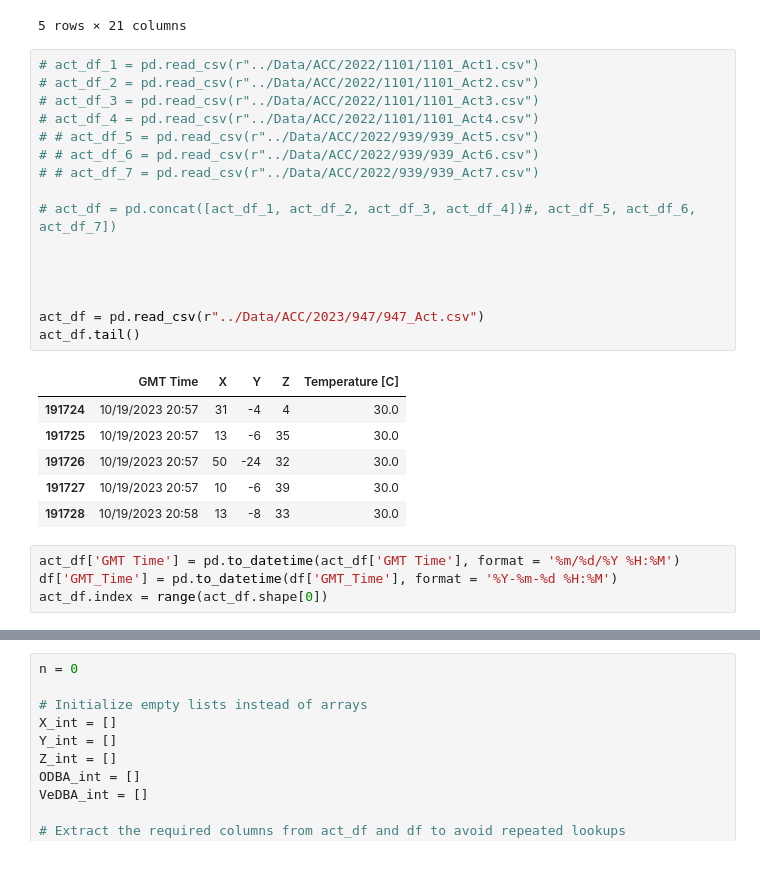
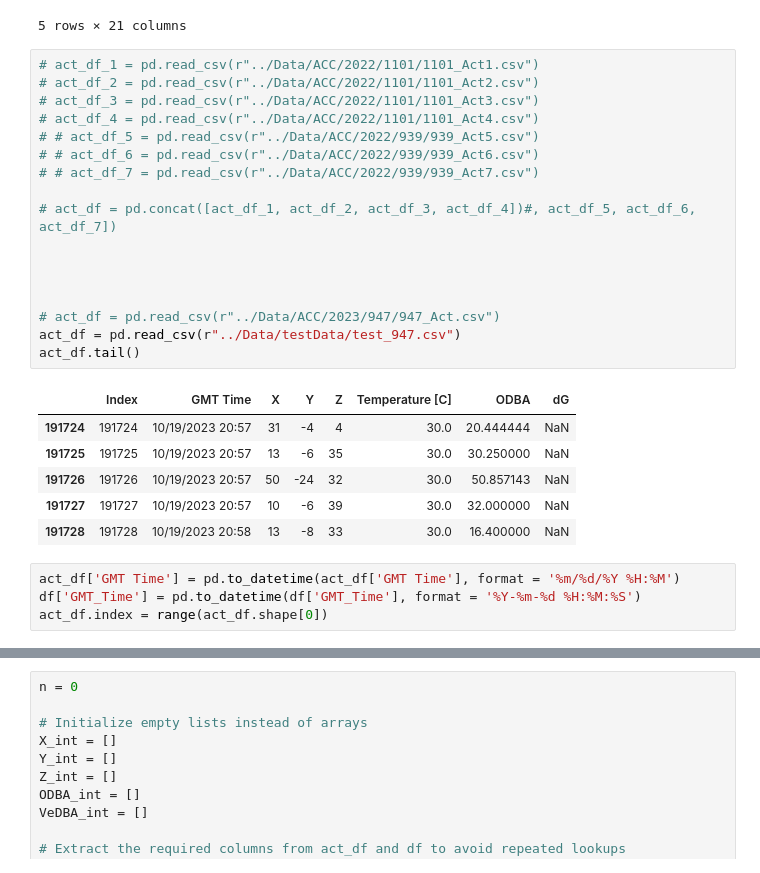
Before and after one commit to YinQingYuanQue/LivestockStudy, a Jupyter notebook: Code/Leo_Proc_GPS_Acc.ipynb, the cells around one changed output, grey strips where cells are left out. Saved outputs shown, nothing was run; the diff lists cells and outputs as text.

```diff
--- a/Code/Leo_Proc_GPS_Acc.ipynb
+++ b/Code/Leo_Proc_GPS_Acc.ipynb
@@ -21,27 +21,28 @@ df.tail()
 # %%
 # act_df_1 = pd.read_csv(r"../Data/ACC/2022/1101/1101_Act1.csv")
 # act_df_2 = pd.read_csv(r"../Data/ACC/2022/1101/1101_Act2.csv")
 # act_df_3 = pd.read_csv(r"../Data/ACC/2022/1101/1101_Act3.csv")
 # act_df_4 = pd.read_csv(r"../Data/ACC/2022/1101/1101_Act4.csv")
 # # act_df_5 = pd.read_csv(r"../Data/ACC/2022/939/939_Act5.csv")
 # # act_df_6 = pd.read_csv(r"../Data/ACC/2022/939/939_Act6.csv")
 # # act_df_7 = pd.read_csv(r"../Data/ACC/2022/939/939_Act7.csv")
 
 # act_df = pd.concat([act_df_1, act_df_2, act_df_3, act_df_4])#, act_df_5, act_df_6, act_df_7])
 
 
 
 
-act_df = pd.read_csv(r"../Data/ACC/2023/947/947_Act.csv")
+# act_df = pd.read_csv(r"../Data/ACC/2023/947/947_Act.csv")
+act_df = pd.read_csv(r"../Data/testData/test_947.csv")
 act_df.tail()
 # %% [output]
-|  | GMT Time | X | Y | Z | Temperature [C] |
-| 191724 | 10/19/2023 20:57 | 31 | -4 | 4 | 30.0 |
-| 191725 | 10/19/2023 20:57 | 13 | -6 | 35 | 30.0 |
-| 191726 | 10/19/2023 20:57 | 50 | -24 | 32 | 30.0 |
-| 191727 | 10/19/2023 20:57 | 10 | -6 | 39 | 30.0 |
-| 191728 | 10/19/2023 20:58 | 13 | -8 | 33 | 30.0 |
+|  | Index | GMT Time | X | Y | Z | Temperature [C] | ODBA | dG |
+| 191724 | 191724 | 10/19/2023 20:57 | 31 | -4 | 4 | 30.0 | 20.444444 | NaN |
+| 191725 | 191725 | 10/19/2023 20:57 | 13 | -6 | 35 | 30.0 | 30.250000 | NaN |
+| 191726 | 191726 | 10/19/2023 20:57 | 50 | -24 | 32 | 30.0 | 50.857143 | NaN |
+| 191727 | 191727 | 10/19/2023 20:57 | 10 | -6 | 39 | 30.0 | 32.000000 | NaN |
+| 191728 | 191728 | 10/19/2023 20:58 | 13 | -8 | 33 | 30.0 | 16.400000 | NaN |
 # %%
 act_df['GMT Time'] = pd.to_datetime(act_df['GMT Time'], format = '%m/%d/%Y %H:%M')
-df['GMT_Time'] = pd.to_datetime(df['GMT_Time'], format = '%Y-%m-%d %H:%M')
+df['GMT_Time'] = pd.to_datetime(df['GMT_Time'], format = '%Y-%m-%d %H:%M:%S')
 act_df.index = range(act_df.shape[0])
```
Also changed, not shown: parts of 1 cell of this notebook, 3 other files.
